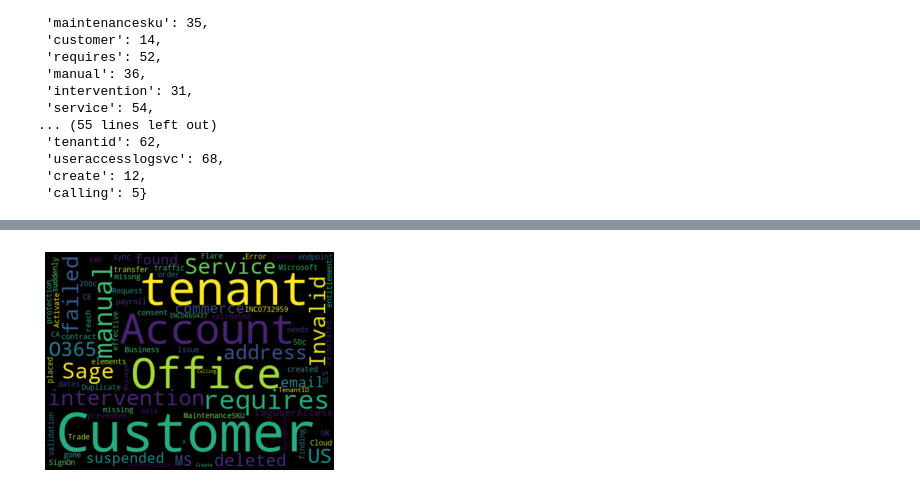
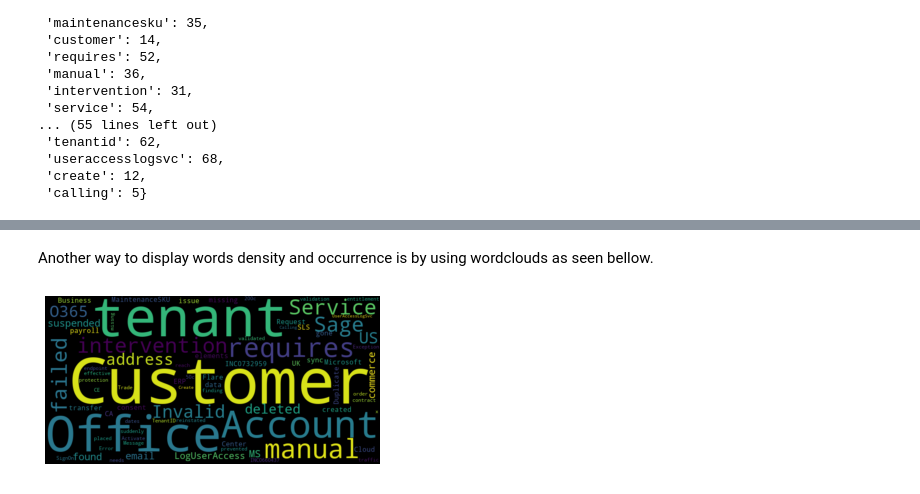
Before and after one commit to stotlyakov/datascience, a Jupyter notebook: notebooks/final.ipynb, the cells around one changed output, grey strips where cells are left out. Drawn from its saved outputs; the diff is of its cells as text; code cells hidden in the pictures.

```diff
--- a/notebooks/final.ipynb
+++ b/notebooks/final.ipynb
@@ -296,12 +142,15 @@ fig = go.Figure(dict_of_fig)
 fig.show()
 # %% [output]
 [interactive output not drawn]
+# %% [markdown]
+Another way to display words density and occurrence is by using wordclouds as seen bellow.
 # %%
 from wordcloud import WordCloud, STOPWORDS, ImageColorGenerator
+import matplotlib.pyplot as plt
 
-wordcl = WordCloud(width=530, height=400).generate(" ".join(data))
+wordcl = WordCloud(width=800, height=400).generate(" ".join(data))
 plt.imshow(wordcl, interpolation='bilinear')
 plt.axis('off')
 plt.show()
 # %% [output]
-[figure, old version]
+[figure, new version]
```
Also changed, not shown: parts of 45 cells of this notebook.
